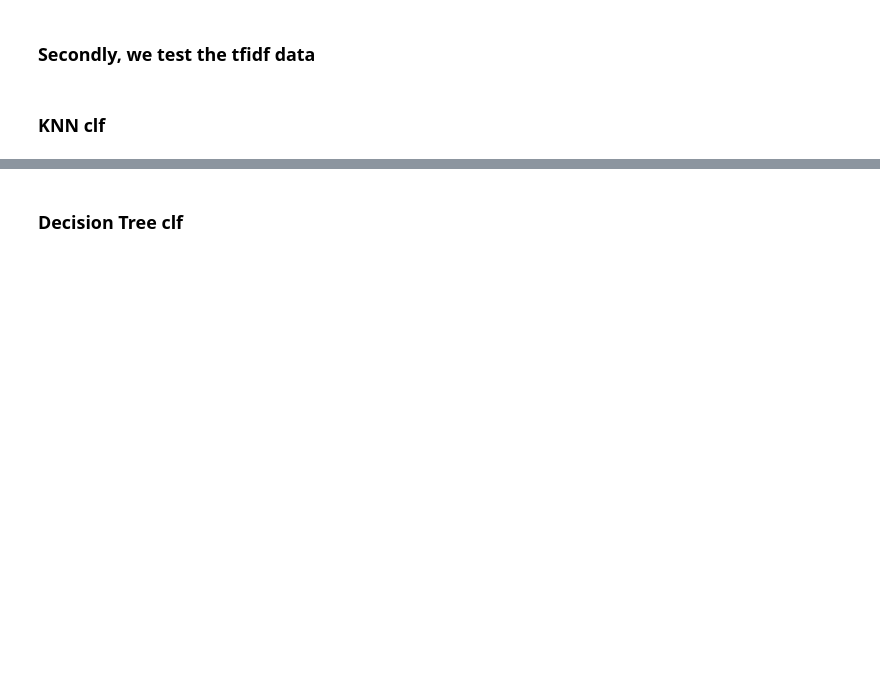
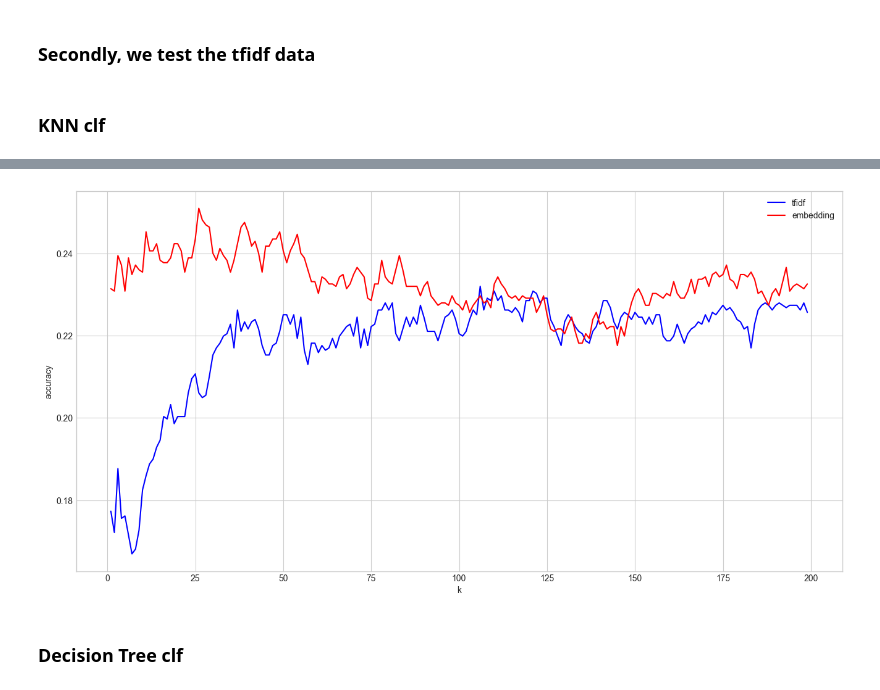
Before and after one commit to XiaoLinZzz/IML-A3, a Jupyter notebook: IML_A3/new_A3.ipynb, the cells around one changed output, grey strips where cells are left out. Saved outputs shown, nothing was run; the diff lists cells and outputs as text; code cells hidden in the pictures; blank space fills up the shorter version.

```diff
--- a/IML_A3/new_A3.ipynb
+++ b/IML_A3/new_A3.ipynb
@@ -230,3 +252,21 @@ p_values = [1, 2]  # 1 = Manhattan distance, 2 = Euclidean distance
+# %%
+plt.style.use('seaborn-whitegrid')
+
+# plot two accuracy curves and highlight the best k
+fig, ax = plt.subplots(figsize=(16, 8))
+
+ax.plot(range(1, 200), acc_tfidf, label='tfidf', color='blue')
+ax.plot(range(1, 200), acc_emb, label='embedding', color='red')
+
+ax.set_xlabel('k')
+ax.set_ylabel('accuracy')
+# ax.set_facecolor('white')  # Set the axes background color to white
+# fig.set_facecolor('white')  # Set the figure background color to white
+
+ax.legend()
+plt.show()
+# %% [output]
+[figure, added]
 # %% [markdown]
 ### Decision Tree clf
 # %%
```
Also changed, not shown: parts of 10 cells of this notebook, 1 other file.
